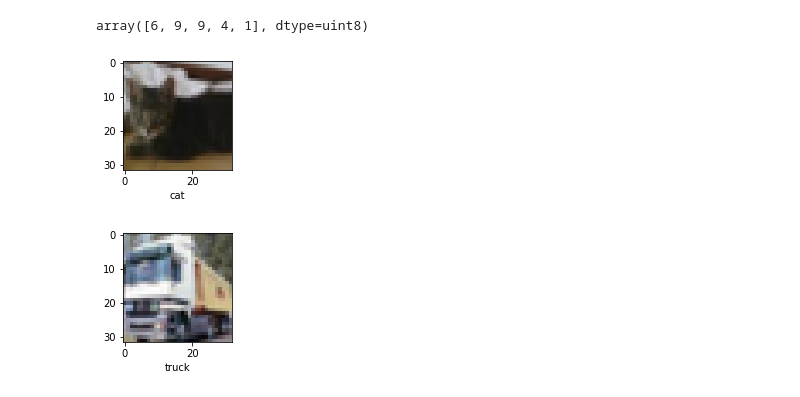
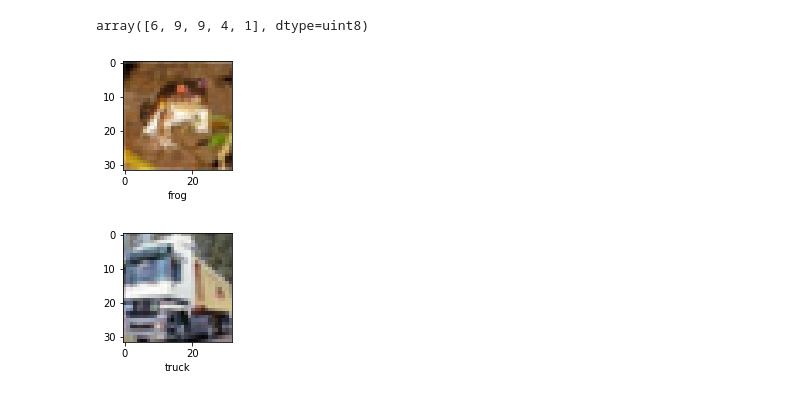
Before and after one commit to giakhangle/phantichdulieu, a Jupyter notebook: cifar10.ipynb, the cells around one changed output. Saved outputs shown, nothing was run; the diff lists cells and outputs as text; code cells hidden in the pictures.

```diff
--- a/cifar10.ipynb
+++ b/cifar10.ipynb
@@ -45,9 +45,9 @@ def plot_sample(X, y, index):
     plt.imshow(X[index]) #xuất hình ảnh
     plt.xlabel(classes[y[index]]) #dán nhãn
 # %%
-plot_sample(X_train, y_train, 9)
+plot_sample(X_train, y_train, 0)
 # %% [output]
-[figure, old version]
+[figure, new version]
 # %%
 plot_sample(X_train, y_train, 1)
 # %% [output]
```
Also changed, not shown: parts of 12 cells of this notebook.
